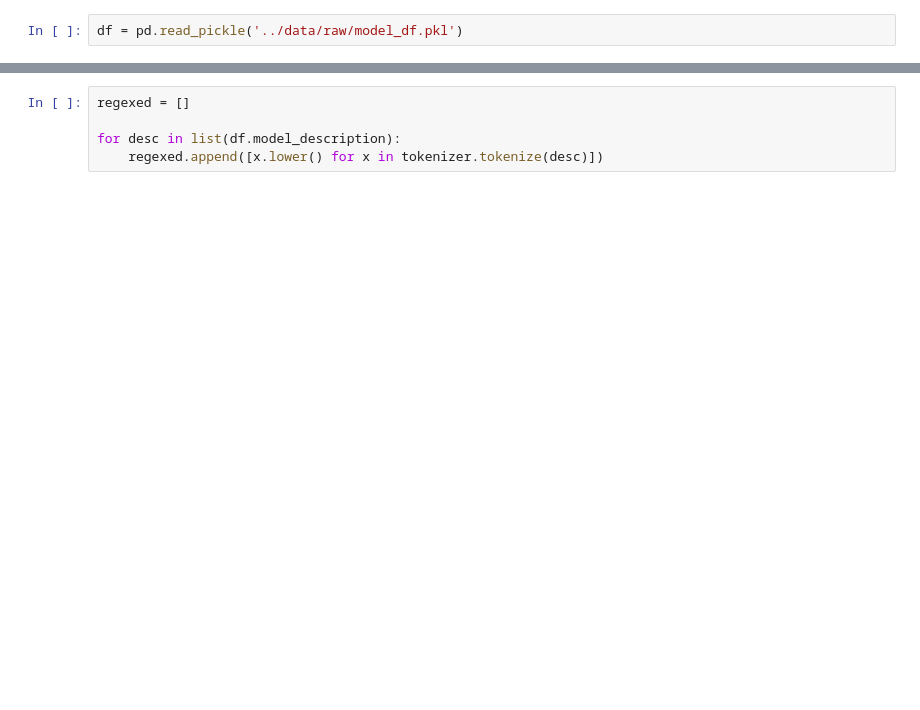
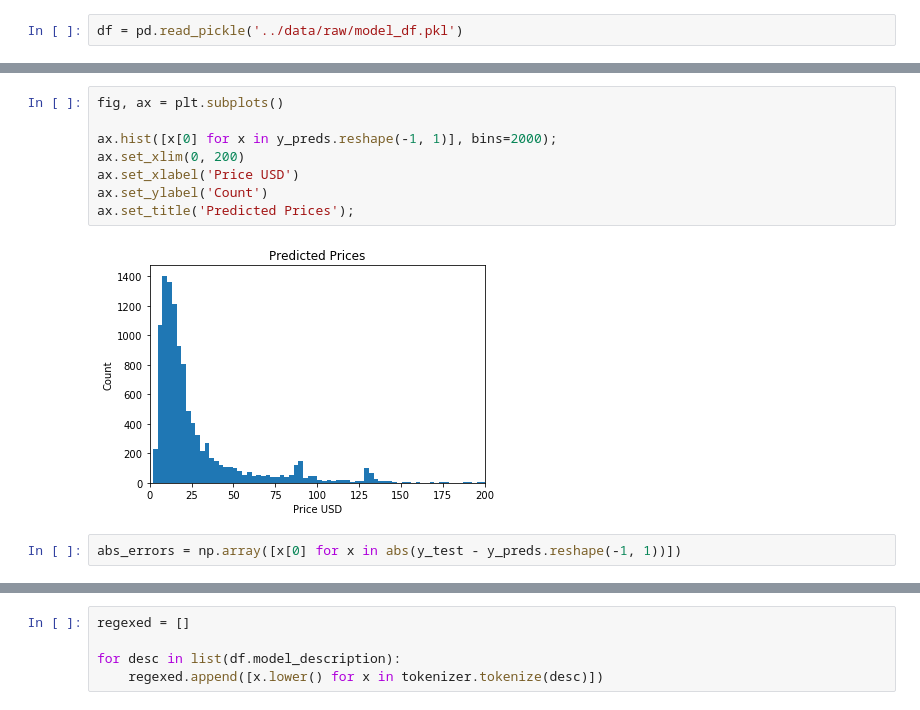
Before and after one commit to andrewmmeans/cgmodel-pricing, a Jupyter notebook: notebooks/analysis.ipynb, the cells around one changed output, grey strips where cells are left out. Drawn from its saved outputs; the diff is of its cells as text; blank space fills up the shorter version.

```diff
--- a/notebooks/analysis.ipynb
+++ b/notebooks/analysis.ipynb
@@ -9,0 +170,12 @@ df = pd.read_pickle('../data/raw/model_df.pkl')
+# %%
+fig, ax = plt.subplots()
+
+ax.hist([x[0] for x in y_preds.reshape(-1, 1)], bins=2000);
+ax.set_xlim(0, 200)
+ax.set_xlabel('Price USD')
+ax.set_ylabel('Count')
+ax.set_title('Predicted Prices');
+# %% [output]
+[figure, added]
+# %%
+abs_errors = np.array([x[0] for x in abs(y_test - y_preds.reshape(-1, 1))])
```
Also changed, not shown: parts of 70 cells of this notebook.
